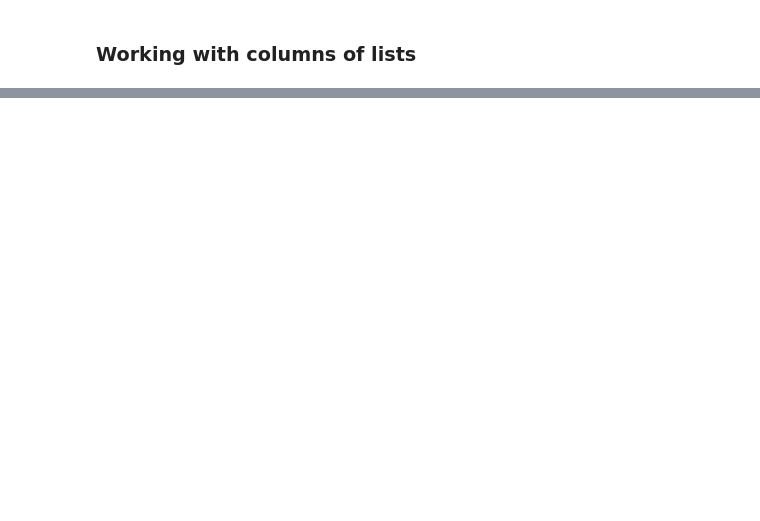
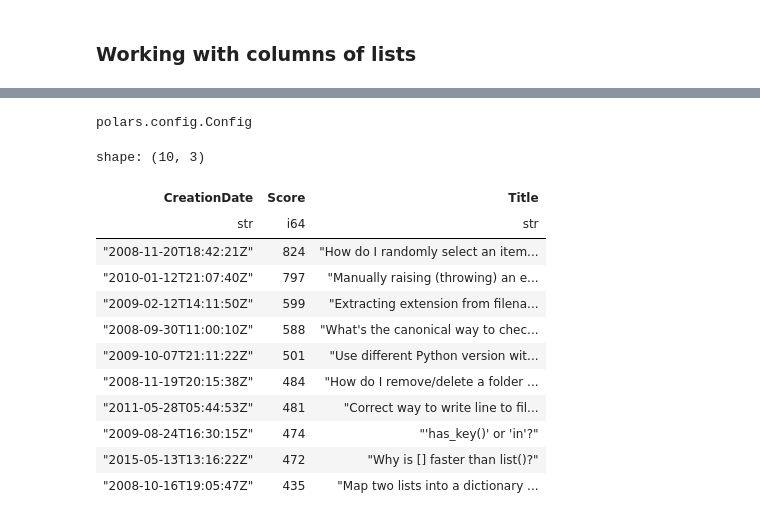
Before and after one commit to astrojuanlu/talk-polars, a Jupyter notebook: analyze-data-polars.ipynb, the cells around one changed output, grey strips where cells are left out. Saved outputs shown, nothing was run; the diff lists cells and outputs as text; code cells hidden in the pictures; blank space fills up the shorter version.

```diff
--- a/analyze-data-polars.ipynb
+++ b/analyze-data-polars.ipynb
@@ -254,8 +241,8 @@ shape: (10, 3)
 | 40143110 | ["android", "android-activity", "... | false |
 # %%
 top_python_questions = (
-    pl.scan_csv("/data/stacksample/Questions.csv", encoding="utf8-lossy")
+    pl.scan_csv("./data/01_raw/Questions.csv", encoding="utf8-lossy")
     .join(tag_list_extended_lazy, on="Id")
     .filter(pl.col("ContainsPython"))
-    .sort("Score", reverse=True)
-).limit(1_000).collect()
+    .top_k(1000, by="Score")
+).collect()
@@ -272,0 +249,20 @@ shape: (5, 8)
+# %%
+pl.Config.set_fmt_str_lengths(100)
+# %% [output]
+polars.config.Config
+# %%
+top_python_questions.select(pl.col("CreationDate", "Score", "Title")).head(10)
+# %% [output]
+shape: (10, 3)
+| CreationDate | Score | Title |
+| str | i64 | str |
+| "2008-11-20T18:42:21Z" | 824 | "How do I randomly select an item... |
+| "2010-01-12T21:07:40Z" | 797 | "Manually raising (throwing) an e... |
+| "2009-02-12T14:11:50Z" | 599 | "Extracting extension from filena... |
+| "2008-09-30T11:00:10Z" | 588 | "What's the canonical way to chec... |
+| "2009-10-07T21:11:22Z" | 501 | "Use different Python version wit... |
+| "2008-11-19T20:15:38Z" | 484 | "How do I remove/delete a folder ... |
+| "2011-05-28T05:44:53Z" | 481 | "Correct way to write line to fil... |
+| "2009-08-24T16:30:15Z" | 474 | "'has_key()' or 'in'?" |
+| "2015-05-13T13:16:22Z" | 472 | "Why is [] faster than list()?" |
+| "2008-10-16T19:05:47Z" | 435 | "Map two lists into a dictionary ... |
```
Also changed, not shown: parts of 19 cells of this notebook, 14 other files.
